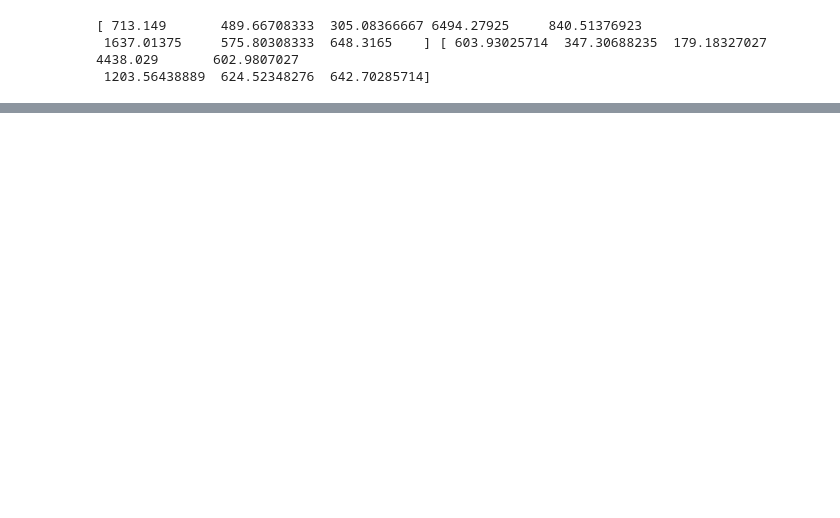
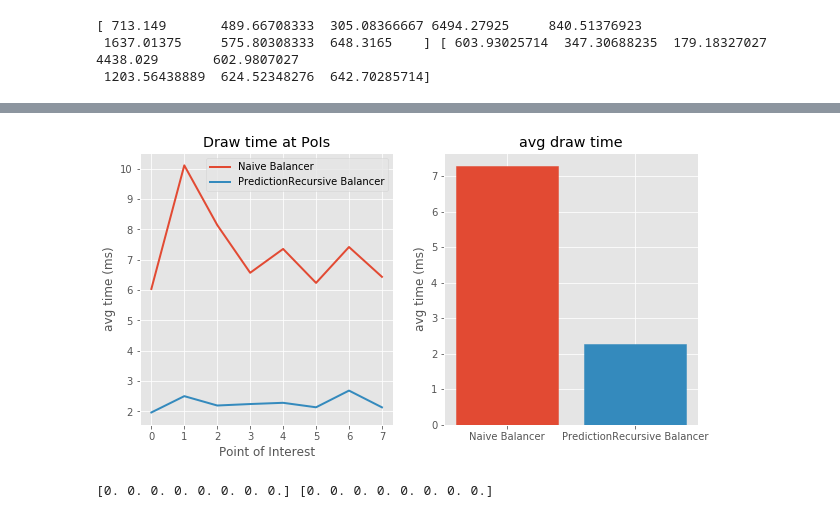
Before and after one commit to eragp/mandelbrot, a Jupyter notebook: eval/computationTime.ipynb, the cells around one changed output, grey strips where cells are left out. Saved outputs shown, nothing was run; the diff lists cells and outputs as text; code cells hidden in the pictures; blank space fills up the shorter version.

```diff
--- a/eval/computationTime.ipynb
+++ b/eval/computationTime.ipynb
@@ -67,0 +91,51 @@ plt.show()
+# %%
+# Data for plotting
+x = np.arange(len(naive))
+names = ["Naive Balancer", "PredictionRecursive Balancer"]
+
+plt.style.use('ggplot')
+fig, (line, bar) = plt.subplots(1, 2, figsize=(10,5))
+p0 = line.plot(x, naive, label=names[0], lw=2)
+p1 = line.plot(x, prediction, label=names[1], lw=2)
+line.legend()
+
+line.set(xlabel='Point of Interest', ylabel='avg time (ms)',
+       title='Draw time at PoIs')
+line.grid(True)
+
+avg = np.asarray([np.average(naive), np.average(prediction)])
+x_avg = np.arange(len(avg))
+
+barlist = bar.bar(x_avg, avg)
+# set colors of bars to match colors in line plot
+barlist[0].set_color(p0[0].get_color())
+barlist[1].set_color(p1[0].get_color())
+
+bar.set_xticks(x_avg)
+bar.set_xticklabels(names)
+bar.set(ylabel="avg time (ms)",
+       title="avg draw time")
+bar.grid(True)
+
+plt.show()
+# %% [output]
+[figure, added]
+# %%
+naive = []
+prediction = []
+
+for d in data["datapoints"]:
+    avg_time = np.asarray(list(map(lambda x: x["mpiTime"],
+                   d["data"]["workers"])))
+    avg_time = np.average(avg_time)
+    if d["balancer"] == "predictionRecursive":
+        prediction.append(avg_time)
+    else:
+        naive.append(avg_time)
+
+# time in ms
+naive = np.asarray(naive) / 1000
+prediction = np.asarray(prediction) / 1000
+print(naive, prediction)
+# %% [output]
+[0. 0. 0. 0. 0. 0. 0. 0.] [0. 0. 0. 0. 0. 0. 0. 0.]
```
Also changed, not shown: parts of 4 cells of this notebook, 1 other file.
